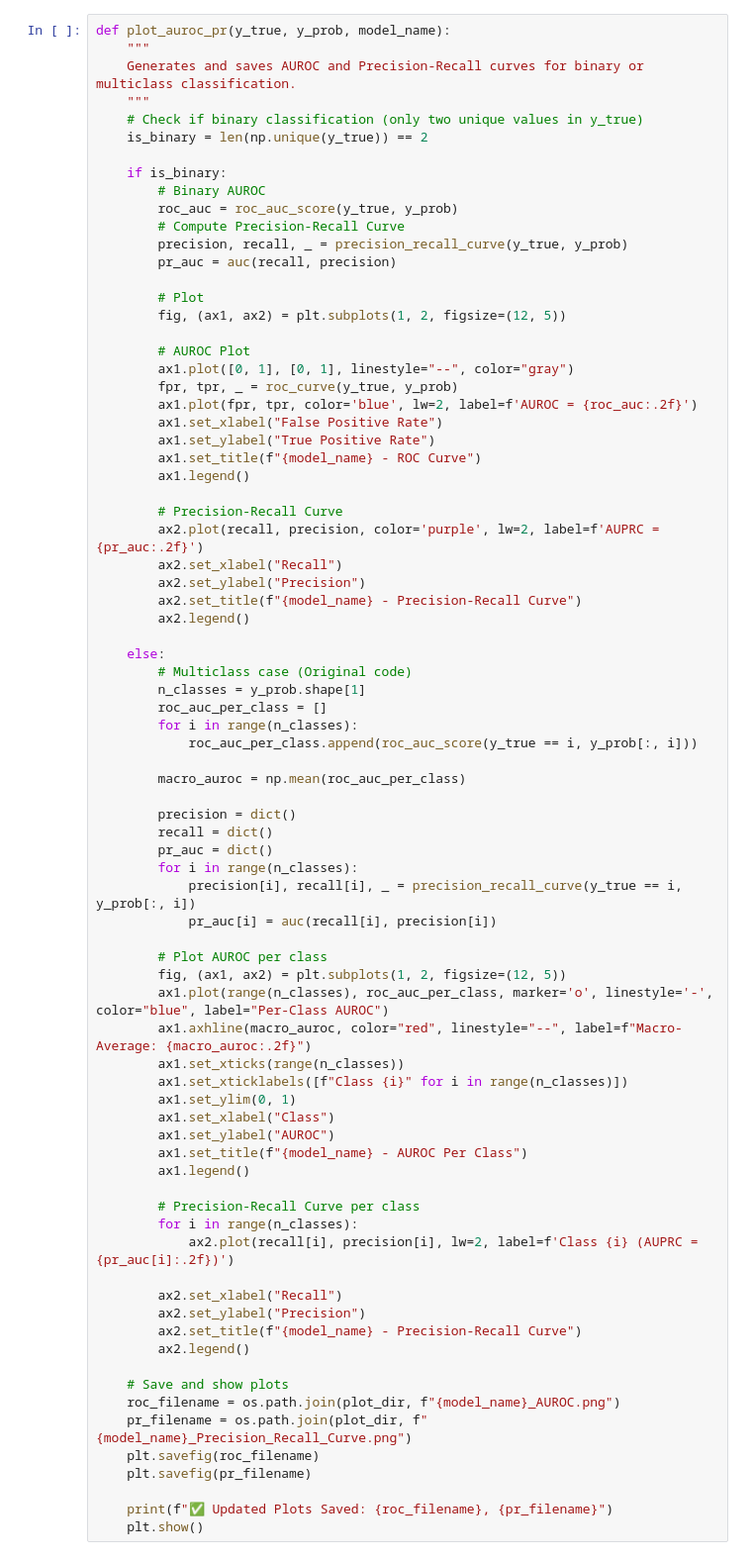
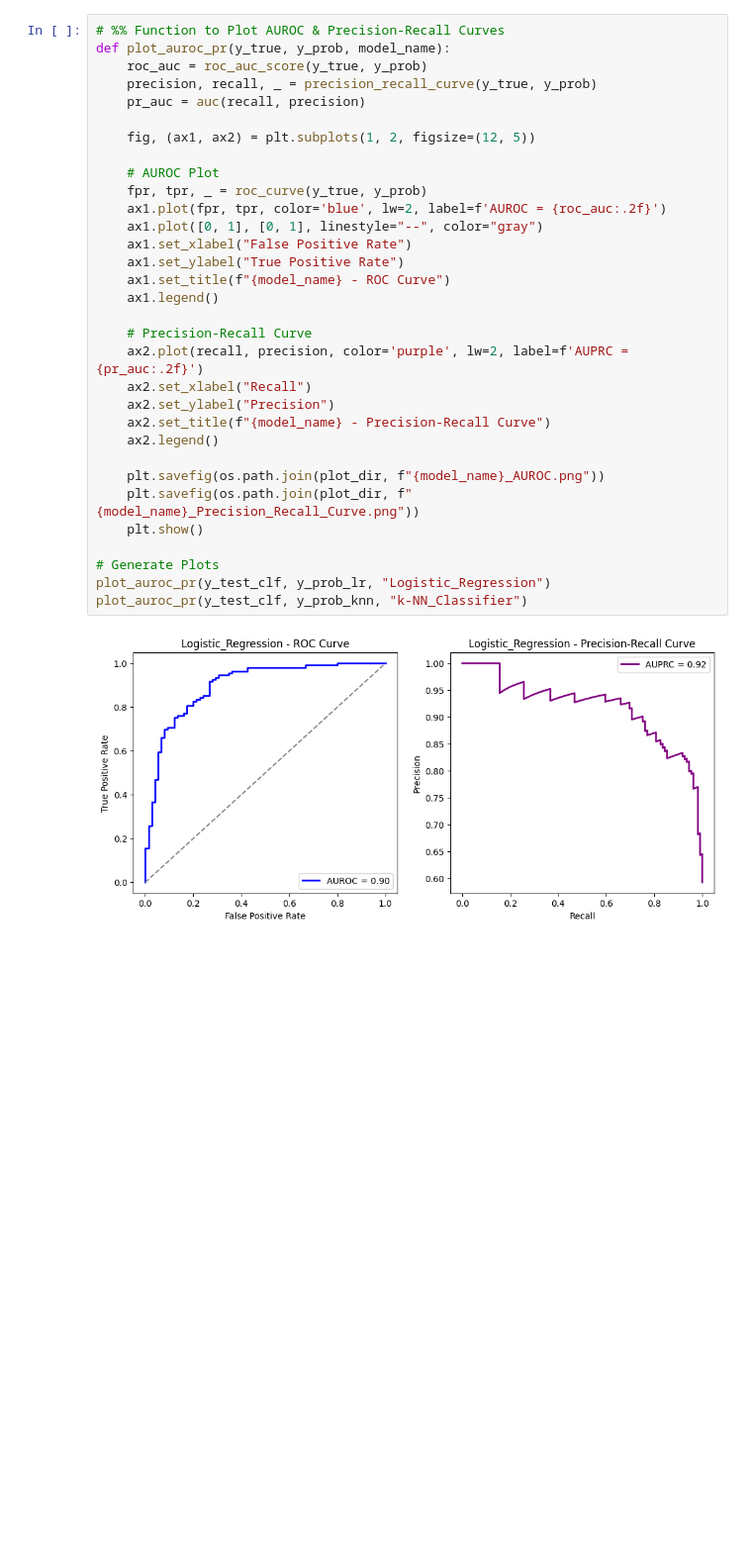
Before and after one commit to Kaleem-QADR/BINF5507_ML-AI_in_Bioinfo, a Jupyter notebook: Assignment_2/Scripts/main.ipynb, the cells around one changed output. Shown: that part at 99% size. Drawn from its saved outputs; the diff is of its cells as text; blank space fills up the shorter version.

```diff
--- a/Assignment_2/Scripts/main.ipynb
+++ b/Assignment_2/Scripts/main.ipynb
@@ -217,79 +222,34 @@ Define Function to Generate & Save Plots
 # %%
+# %% Function to Plot AUROC & Precision-Recall Curves
 def plot_auroc_pr(y_true, y_prob, model_name):
-    """
-    Generates and saves AUROC and Precision-Recall curves for binary or multiclass classification.
-    """
-    # Check if binary classification (only two unique values in y_true)
-    is_binary = len(np.unique(y_true)) == 2
+    roc_auc = roc_auc_score(y_true, y_prob)
+    precision, recall, _ = precision_recall_curve(y_true, y_prob)
+    pr_auc = auc(recall, precision)
 
-    if is_binary:
-        # Binary AUROC
-        roc_auc = roc_auc_score(y_true, y_prob)
-        # Compute Precision-Recall Curve
-        precision, recall, _ = precision_recall_curve(y_true, y_prob)
-        pr_auc = auc(recall, precision)
+    fig, (ax1, ax2) = plt.subplots(1, 2, figsize=(12, 5))
 
-        # Plot
-        fig, (ax1, ax2) = plt.subplots(1, 2, figsize=(12, 5))
+    # AUROC Plot
+    fpr, tpr, _ = roc_curve(y_true, y_prob)
+    ax1.plot(fpr, tpr, color='blue', lw=2, label=f'AUROC = {roc_auc:.2f}')
+    ax1.plot([0, 1], [0, 1], linestyle="--", color="gray")
+    ax1.set_xlabel("False Positive Rate")
+    ax1.set_ylabel("True Positive Rate")
+    ax1.set_title(f"{model_name} - ROC Curve")
+    ax1.legend()
 
-        # AUROC Plot
-        ax1.plot([0, 1], [0, 1], linestyle="--", color="gray")
-        fpr, tpr, _ = roc_curve(y_true, y_prob)
-        ax1.plot(fpr, tpr, color='blue', lw=2, label=f'AUROC = {roc_auc:.2f}')
-        ax1.set_xlabel("False Positive Rate")
-        ax1.set_ylabel("True Positive Rate")
-        ax1.set_title(f"{model_name} - ROC Curve")
-        ax1.legend()
+    # Precision-Recall Curve
+    ax2.plot(recall, precision, color='purple', lw=2, label=f'AUPRC = {pr_auc:.2f}')
+    ax2.set_xlabel("Recall")
+    ax2.set_ylabel("Precision")
+    ax2.set_title(f"{model_name} - Precision-Recall Curve")
+    ax2.legend()
 
-        # Precision-Recall Curve
-        ax2.plot(recall, precision, color='purple', lw=2, label=f'AUPRC = {pr_auc:.2f}')
-        ax2.set_xlabel("Recall")
-        ax2.set_ylabel("Precision")
-        ax2.set_title(f"{model_name} - Precision-Recall Curve")
-        ax2.legend()
+    plt.savefig(os.path.join(plot_dir, f"{model_name}_AUROC.png"))
+    plt.savefig(os.path.join(plot_dir, f"{model_name}_Precision_Recall_Curve.png"))
+    plt.show()
 
-    else:
-        # Multiclass case (Original code)
-        n_classes = y_prob.shape[1]
-        roc_auc_per_class = []
-        for i in range(n_classes):
-            roc_auc_per_class.append(roc_auc_score(y_true == i, y_prob[:, i]))
-
-        macro_auroc = np.mean(roc_auc_per_class)
-
-        precision = dict()
-        recall = dict()
-        pr_auc = dict()
-        for i in range(n_classes):
-            precision[i], recall[i], _ = precision_recall_curve(y_true == i, y_prob[:, i])
-            pr_auc[i] = auc(recall[i], precision[i])
-
-        # Plot AUROC per class
-        fig, (ax1, ax2) = plt.subplots(1, 2, figsize=(12, 5))
-        ax1.plot(range(n_classes), roc_auc_per_class, marker='o', linestyle='-', color="blue", label="Per-Class AUROC")
-        ax1.axhline(macro_auroc, color="red", linestyle="--", label=f"Macro-Average: {macro_auroc:.2f}")
-        ax1.set_xticks(range(n_classes))
-        ax1.set_xticklabels([f"Class {i}" for i in range(n_classes)])
-        ax1.set_ylim(0, 1)
-        ax1.set_xlabel("Class")
-        ax1.set_ylabel("AUROC")
-        ax1.set_title(f"{model_name} - AUROC Per Class")
-        ax1.legend()
-
-        # Precision-Recall Curve per class
-        for i in range(n_classes):
-            ax2.plot(recall[i], precision[i], lw=2, label=f'Class {i} (AUPRC = {pr_auc[i]:.2f})')
-
-        ax2.set_xlabel("Recall")
-        ax2.set_ylabel("Precision")
-        ax2.set_title(f"{model_name} - Precision-Recall Curve")
-        ax2.legend()
-
-    # Save and show plots
-    roc_filename = os.path.join(plot_dir, f"{model_name}_AUROC.png")
-    pr_filename = os.path.join(plot_dir, f"{model_name}_Precision_Recall_Curve.png")
-    plt.savefig(roc_filename)
-    plt.savefig(pr_filename)
-
-    print(f"✅ Updated Plots Saved: {roc_filename}, {pr_filename}")
-    plt.show()
+# Generate Plots
+plot_auroc_pr(y_test_clf, y_prob_lr, "Logistic_Regression")
+plot_auroc_pr(y_test_clf, y_prob_knn, "k-NN_Classifier")
+# %% [output]
+[figure, added]
```
Also changed, not shown: parts of 16 cells of this notebook, 4 other files.
